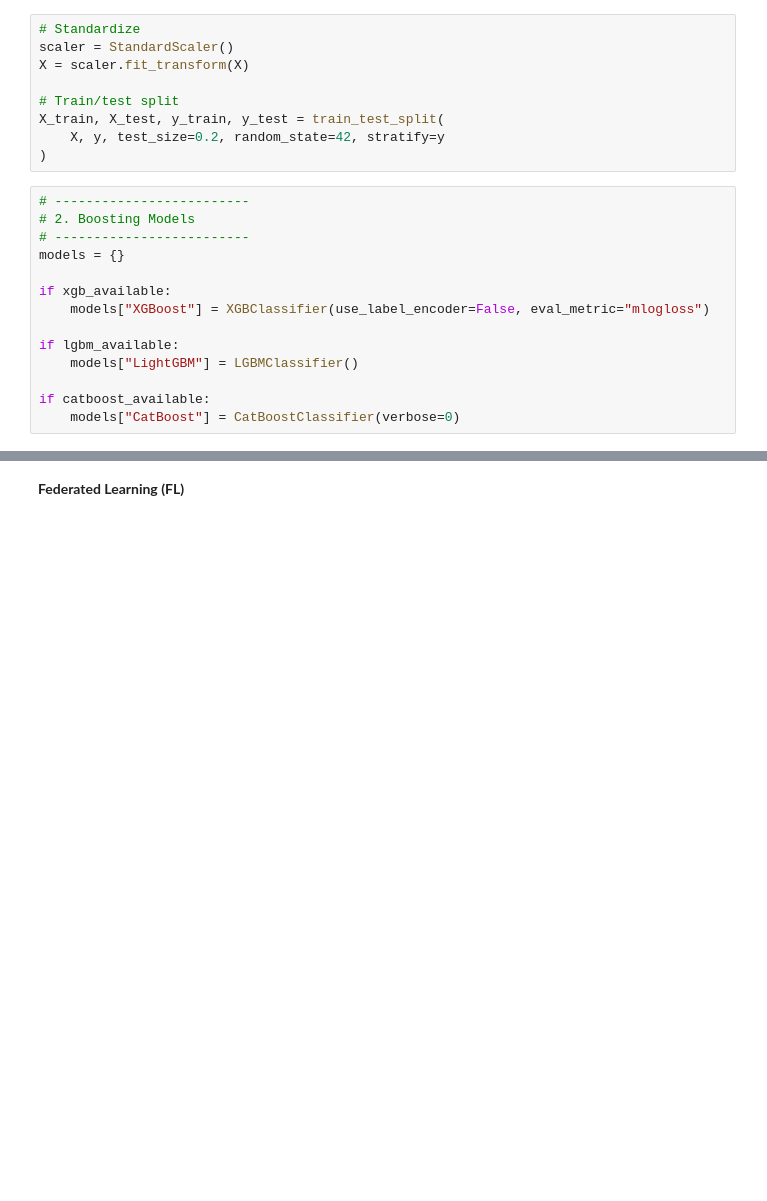
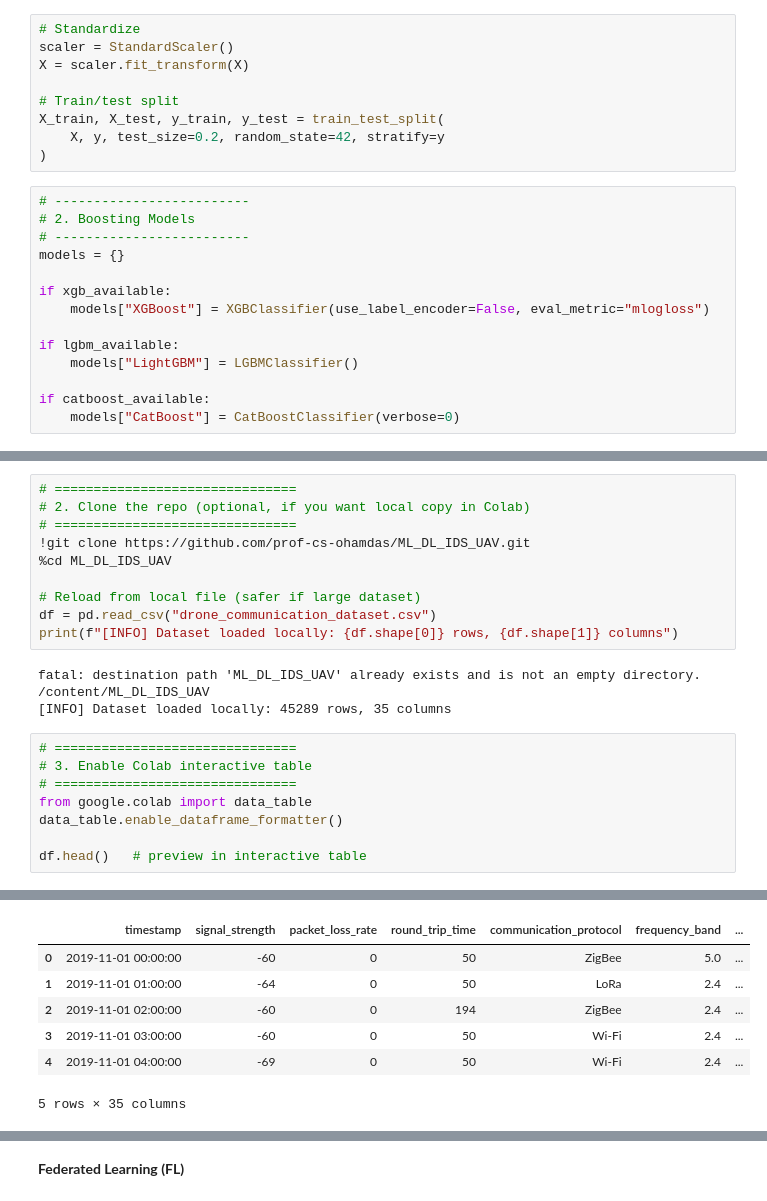
Before and after one commit to prof-cs-ohamdas/ML_DL_IDS_UAV, a Jupyter notebook: ML_IDS_UAV.ipynb, the cells around one changed output, grey strips where cells are left out. Drawn from its saved outputs; the diff is of its cells as text; blank space fills up the shorter version.

```diff
--- a/ML_IDS_UAV.ipynb
+++ b/ML_IDS_UAV.ipynb
@@ -802,0 +752,23 @@ protocol_exploit       0.00      0.00      0.00       118
+# %%
+# ===============================
+# 2. Clone the repo (optional, if you want local copy in Colab)
+# ===============================
+!git clone https://github.com/prof-cs-ohamdas/ML_DL_IDS_UAV.git
+%cd ML_DL_IDS_UAV
+
+# Reload from local file (safer if large dataset)
+df = pd.read_csv("drone_communication_dataset.csv")
+print(f"[INFO] Dataset loaded locally: {df.shape[0]} rows, {df.shape[1]} columns")
+# %% [output]
+fatal: destination path 'ML_DL_IDS_UAV' already exists and is not an empty directory.
+/content/ML_DL_IDS_UAV
+[INFO] Dataset loaded locally: 45289 rows, 35 columns
+# %%
+# ===============================
+# 3. Enable Colab interactive table
+# ===============================
+from google.colab import data_table
+data_table.enable_dataframe_formatter()
+
+df.head()   # preview in interactive table
+# %% [output]
@@ -802,0 +776,7 @@ protocol_exploit       0.00      0.00      0.00       118
+|  | timestamp | signal_strength | packet_loss_rate | round_trip_time | communication_protocol | frequency_band | ... |
+| 0 | 2019-11-01 00:00:00 | -60 | 0 | 50 | ZigBee | 5.0 | ... |
+| 1 | 2019-11-01 01:00:00 | -64 | 0 | 50 | LoRa | 2.4 | ... |
+| 2 | 2019-11-01 02:00:00 | -60 | 0 | 194 | ZigBee | 2.4 | ... |
+| 3 | 2019-11-01 03:00:00 | -60 | 0 | 50 | Wi-Fi | 2.4 | ... |
+| 4 | 2019-11-01 04:00:00 | -69 | 0 | 50 | Wi-Fi | 2.4 | ... |
+5 rows × 35 columns
```
Also changed, not shown: parts of 33 cells of this notebook.
